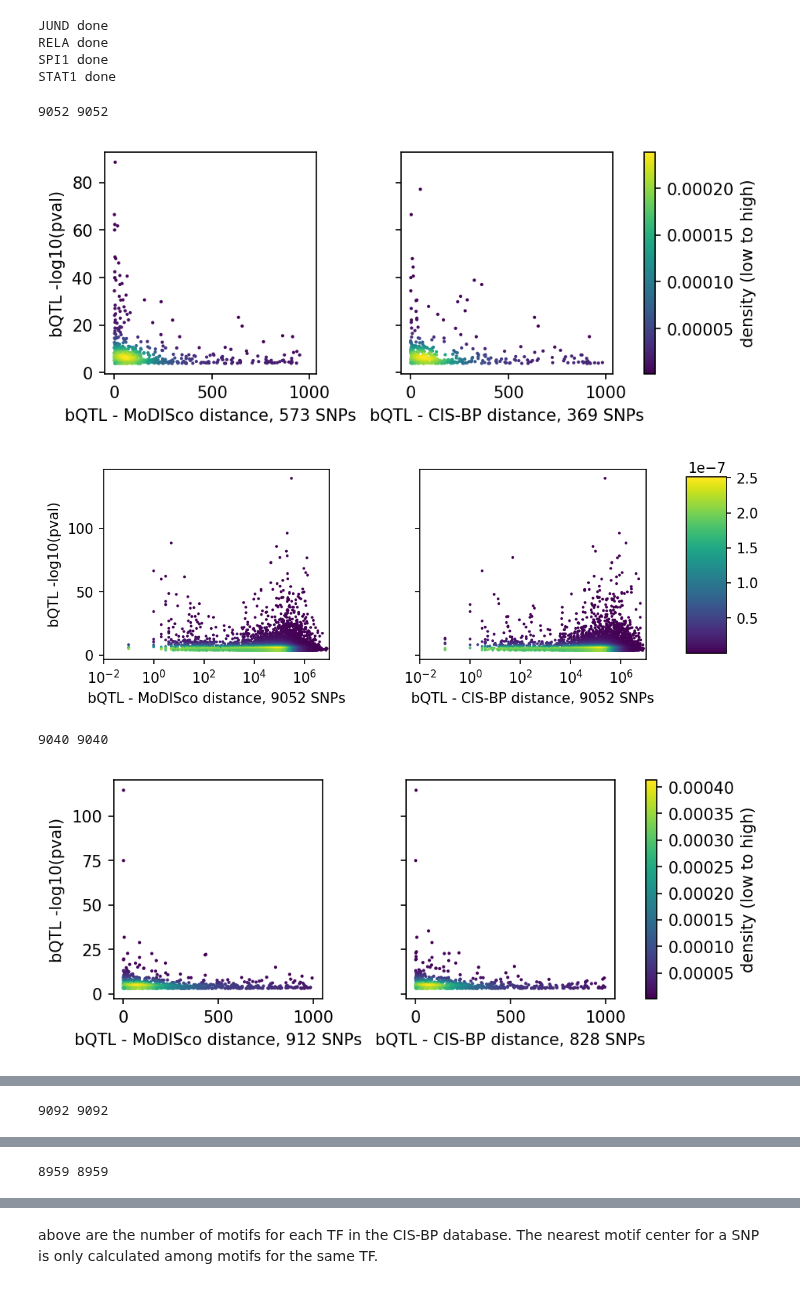
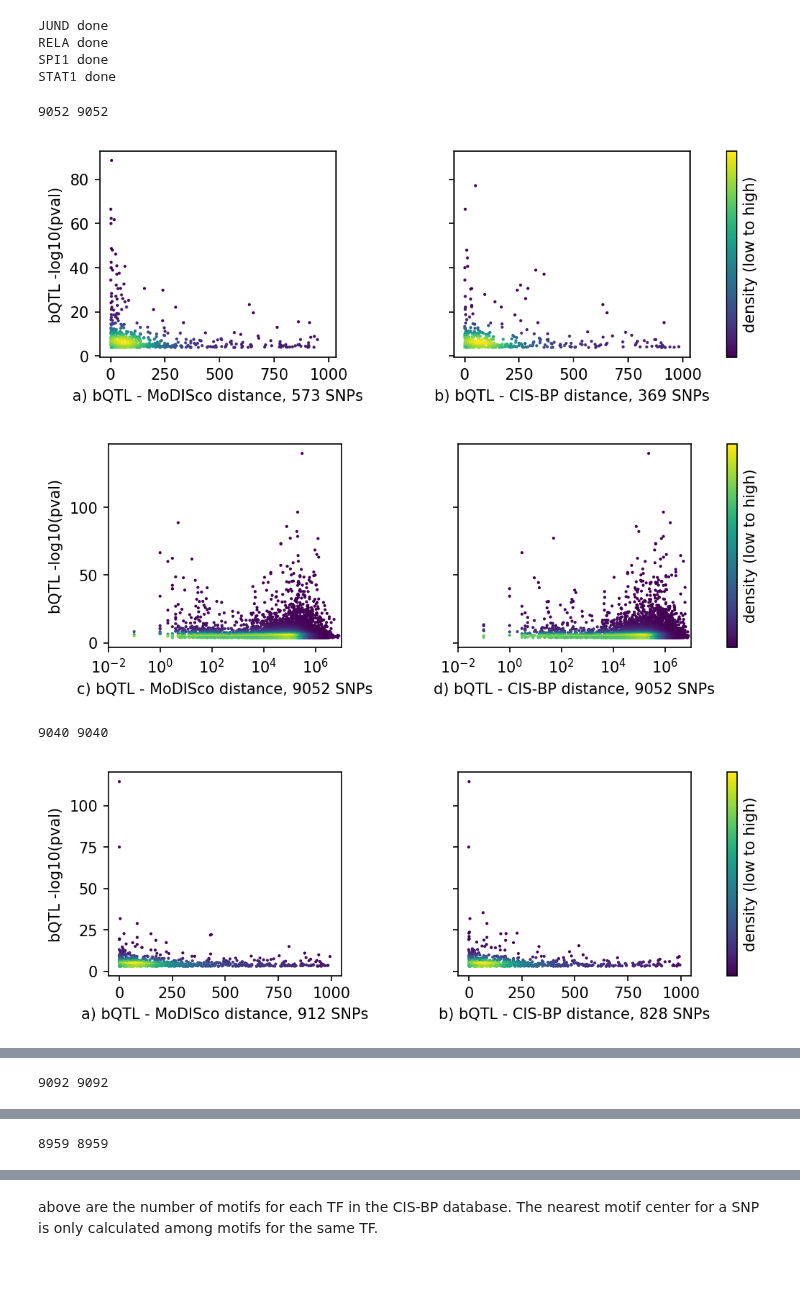
Before and after one commit to kundajelab/tfmodisco_bio_experiments, a Jupyter notebook: results/nandi/CIS-BP/bQTL_comp_modisco_cisbp.ipynb, the cells around one changed output, grey strips where cells are left out. Cells and saved outputs as stored; diff of their text form; code cells hidden in the pictures.

```diff
--- a/results/nandi/CIS-BP/bQTL_comp_modisco_cisbp.ipynb
+++ b/results/nandi/CIS-BP/bQTL_comp_modisco_cisbp.ipynb
@@ -88,57 +88,59 @@ for i, tf in enumerate(tf_list):
     zc = gaussian_kde(xyc)(xyc)
 
 
-    fig, (ax1, ax2) = plt.subplots(1, 2, sharex=True, sharey=True, figsize=(8, 2.5), dpi= 150)
-    #fig.subplots_adjust(wspace=0.4)
-    #fig.subplots_adjust(right=0.8)
+    fig, (ax1, ax2) = plt.subplots(1, 2, sharex=True, sharey=True, figsize=(10, 2.5), dpi= 150)
+    fig.subplots_adjust(wspace=0.5)
+    fig.subplots_adjust(right=0.8)
     im = ax1.scatter(x, y, 1, c=z, alpha=1, marker='o', label=".")
-    ax1.set_xlabel("bQTL - MoDISco distance, " + str(len(x)) + " SNPs")
+    ax1.set_xlabel("a) bQTL - MoDISco distance, " + str(len(x)) + " SNPs")
     ax1.set_ylabel("bQTL -log10(pval)")
 
     im = ax2.scatter(xc, yc, 1, c=zc, alpha=1, marker='o', label=".")
-    ax2.set_xlabel("bQTL - CIS-BP distance, " + str(len(xc)) + " SNPs")
+    ax2.set_xlabel("b) bQTL - CIS-BP distance, " + str(len(xc)) + " SNPs")
     #ax2.set_ylabel("bQTL -log10(pval)")
 
-    fig.colorbar(im, ax=[ax1, ax2], label='density (low to high)')
+    cbar = fig.colorbar(im, ax=[ax1, ax2], label='density (low to high)', ticks=[-1, 0, 1])
+    #cbar = fig.colorbar(cax, ticks=[-1, 0, 1], orientation='horizontal')
+    cbar.ax.set_yticklabels(['Low', 'Medium', 'High'])  # horizontal colorbar
     plt.show()
     fig.savefig("under_1ksummit/" + tf + "_cmp_1k.png", bbox_inches='tight')
 
     # https://stackoverflow.com/questions/20105364/how-can-i-make-a-scatter-plot-colored-by-density-in-matplotlib
 
     x = [item[0] for item in snp_list_m]
     y = [item[1] for item in snp_list_m]
     xy = np.vstack([x,y])
     z = gaussian_kde(xy)(xy)
 
     xc = [item[0] for item in snp_list_c]
     yc = [item[1] for item in snp_list_c]
     xyc = np.vstack([xc,yc])
     zc = gaussian_kde(xyc)(xyc)
 
 
-    fig, (ax1, ax2) = plt.subplots(1, 2, sharex=True, sharey=True, figsize=(8, 2.5), dpi= 150)
-    #fig.subplots_adjust(wspace=0.4)
-    #fig.subplots_adjust(right=0.8)
+    fig, (ax1, ax2) = plt.subplots(1, 2, sharex=True, sharey=True, figsize=(10, 2.5), dpi= 150)
+    fig.subplots_adjust(wspace=0.5)
+    fig.subplots_adjust(right=0.8)
     im = ax1.scatter(x, y, 1, c=z, alpha=1, marker='o', label=".")
-    ax1.set_xlabel("bQTL - MoDISco distance, " + str(len(x)) + " SNPs")
+    ax1.set_xlabel("c) bQTL - MoDISco distance, " + str(len(x)) + " SNPs")
     ax1.set_ylabel("bQTL -log10(pval)")
     ax1.set_xscale('log')
     ax1.set_xlim([0.01, 1e7])
 
     im = ax2.scatter(xc, yc, 1, c=zc, alpha=1, marker='o', label=".")
-    ax2.set_xlabel("bQTL - CIS-BP distance, " + str(len(xc)) + " SNPs")
+    ax2.set_xlabel("d) bQTL - CIS-BP distance, " + str(len(xc)) + " SNPs")
     #ax2.set_ylabel("SNP -log10(pval)")
     ax2.set_xscale('log')
     ax2.set_xlim([0.01, 1e7])
 
-    #fig.colorbar(im, ax=[ax1, ax2], label='density (low to high)')
-    cbar_ax = fig.add_axes([0.85, 0.15, 0.05, 0.7])
-    fig.colorbar(im, cax=cbar_ax)
+    cbar = fig.colorbar(im, ax=[ax1, ax2], label='density (low to high)', ticks=[-1, 0, 1])
+    cbar.ax.set_yticklabels(['Low', 'Medium', 'High'])  # horizontal colorbar
+
     plt.show()
     fig.savefig("under_1ksummit/" + tf + "_cmp_log.png", bbox_inches='tight')
 # %% [output]
 9052 9052
-[figure, old version]
+[figure, new version]
-[figure, old version]
+[figure, new version]
 9040 9040
-[figure, old version]
+[figure, new version]
```
Also changed, not shown: parts of 1 cell of this notebook, 8 other files.
